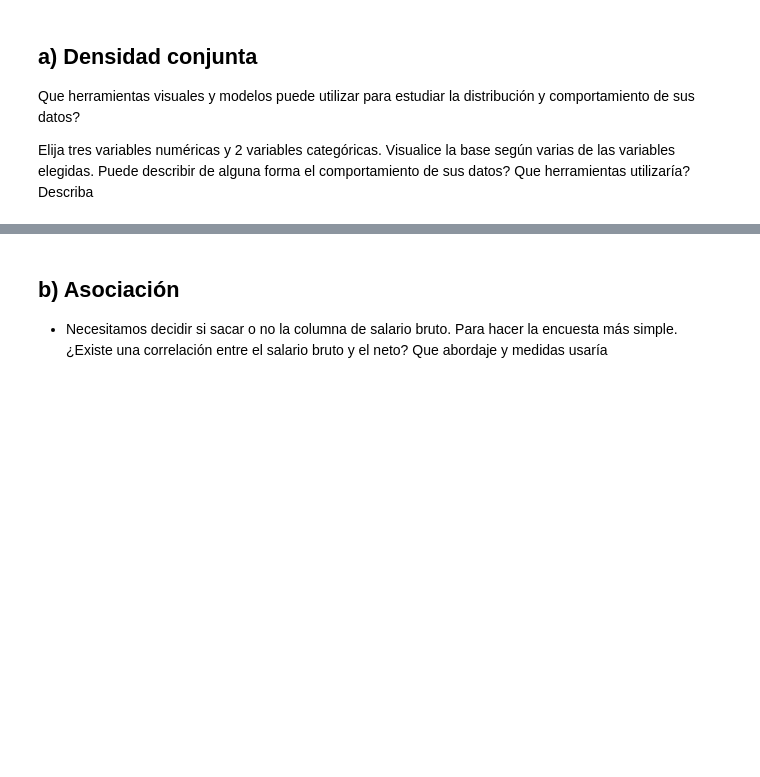
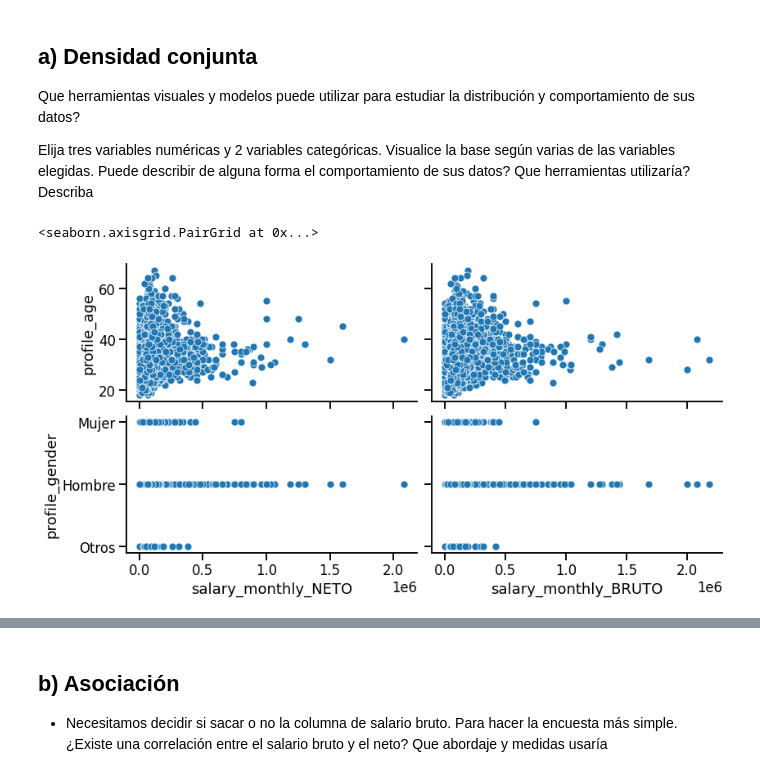
Before and after one commit to ekocian/diplodatos-g10, a Jupyter notebook: ayvd/Grupo_10_AyVD_Entregable_Parte_1.ipynb, the cells around one changed output, grey strips where cells are left out. Cells and saved outputs as stored; diff of their text form; code cells hidden in the pictures; blank space fills up the shorter version.

Commit message:
se completa primer entregable

```diff
--- a/ayvd/Grupo_10_AyVD_Entregable_Parte_1.ipynb
+++ b/ayvd/Grupo_10_AyVD_Entregable_Parte_1.ipynb
@@ -331,3 +330,16 @@ plt.legend(handles,lenguajes)
 Que herramientas visuales y modelos puede utilizar para estudiar la distribución y comportamiento de sus datos?
 
 Elija tres variables numéricas y 2 variables categóricas. Visualice la base según varias de las variables elegidas. Puede describir de alguna forma el comportamiento de sus datos? Que herramientas utilizaría? Describa
+# %%
+# Realizamos una visualizacion de tipo pairplot para observar correlaciones entre salario,
+# tanto bruto como neto en contraste con dos variables categoricas
+
+# limitamos el dataframe a edades menores a 100 para elminar datos que consideramos mal cargados
+# y destruyen la escala de visualiacion
+seaborn.pairplot(data=df[df.profile_age < 100],
+                 y_vars=['profile_age', 'profile_gender'],
+                 x_vars=['salary_monthly_NETO', 'salary_monthly_BRUTO'],
+                 aspect=2, height=3)
+# %% [output]
+<seaborn.axisgrid.PairGrid at 0x...>
+[figure, added]
```
Also changed, not shown: parts of 9 cells of this notebook.
